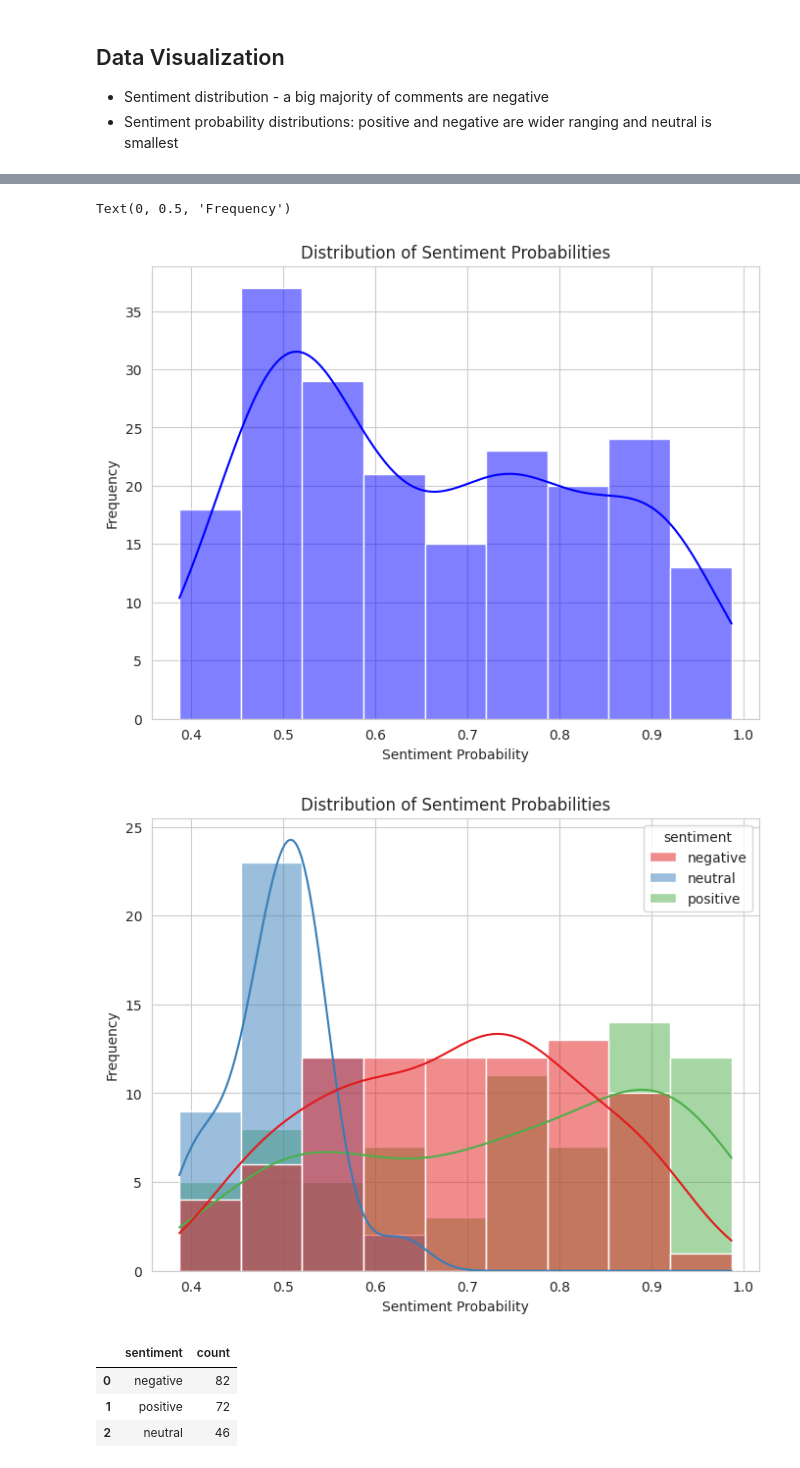
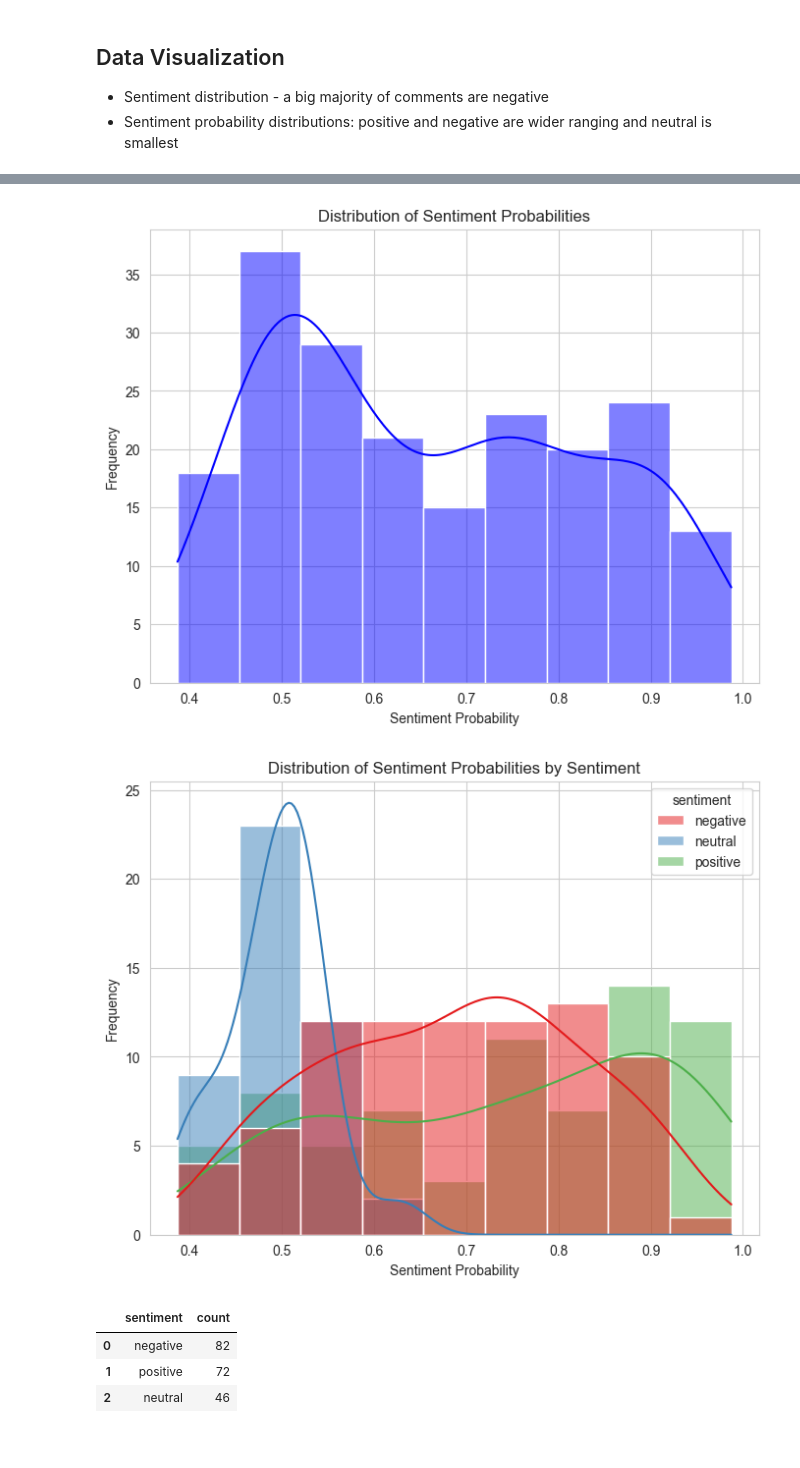
Before and after one commit to Gabya06/RentWatchAI, a Jupyter notebook: roberta_sentiment_analysis.ipynb, the cells around one changed output, grey strips where cells are left out. Drawn from its saved outputs; the diff is of its cells as text; code cells hidden in the pictures.

Commit message:
adding sentiment_functions.py and updated notebook

```diff
--- a/roberta_sentiment_analysis.ipynb
+++ b/roberta_sentiment_analysis.ipynb
@@ -121,36 +72,3 @@ def predict_sentiment(text: str, model: AutoModelForSequenceClassification,
-# %%
-def interpret_sentiment(output):
-    """Interprets the sentiment from the model's output.
-
-    Parameters
-    ----------
-        output: transformers.SequenceClassifierOutput:
-        The model's output.
-
-    Returns
-    -------
-        dict: A dictionary containing the predicted sentiment label and its probability.
-               e.g., {'label': 'positive', 'prob': 0.95}
-    """
-    # Calculate the probabilities of each sentiment using softmax
-    probs = F.softmax(output.logits, dim=1)
-
-    # Get the predicted label (index of the highest probability)
-    predicted_label_index = torch.argmax(probs).item()
-
-    # Map the label index to a sentiment label
-    sentiment_mapping = {
-        0: "negative",
-        1: "neutral",
-        2: "positive"
-    }
-    predicted_label = sentiment_mapping.get(predicted_label_index, "unknown")
-
-    # Get the probability of the predicted label
-    predicted_prob = probs[0][predicted_label_index].item()
-
-    # Return the label and probability as a dictionary
-    return {'label': predicted_label, 'prob': predicted_prob}
 # %%
 # Load model and tokenizer
 model = AutoModelForSequenceClassification.from_pretrained("cardiffnlp/twitter-roberta-base-sentiment")
@@ -253,22 +171,21 @@ plt.show()
 # %%
 fig, ax = plt.subplots(figsize=(8, 6))
 sns.histplot(data.sentiment_prob, ax=ax, kde=True, color='Blue')
-ax.set_title('Distribution of Sentiment Probabilities')
-ax.set_xlabel('Sentiment Probability')
-ax.set_ylabel('Frequency')
+_ = ax.set_title('Distribution of Sentiment Probabilities')
+_ = ax.set_xlabel('Sentiment Probability')
+_ = ax.set_ylabel('Frequency')
 # %% [output]
-Text(0, 0.5, 'Frequency')
-[figure, old version]
+[figure, new version]
 # %%
 fig, ax = plt.subplots(figsize=(8, 6))
 sns.histplot(data, x='sentiment_prob', hue='sentiment', ax=ax, kde=True,
              hue_order=['negative', 'neutral', 'positive'],
              palette='Set1')
-_ = ax.set_title('Distribution of Sentiment Probabilities')
+_ = ax.set_title('Distribution of Sentiment Probabilities by Sentiment')
 _ = ax.set_xlabel('Sentiment Probability')
 _ = ax.set_ylabel('Frequency')
 # %% [output]
-[figure, old version]
+[figure, new version]
 # %%
 sentiment_counts = data.sentiment.value_counts().reset_index()
 sentiment_counts
```
Also changed, not shown: parts of 9 cells of this notebook, 1 other file.
